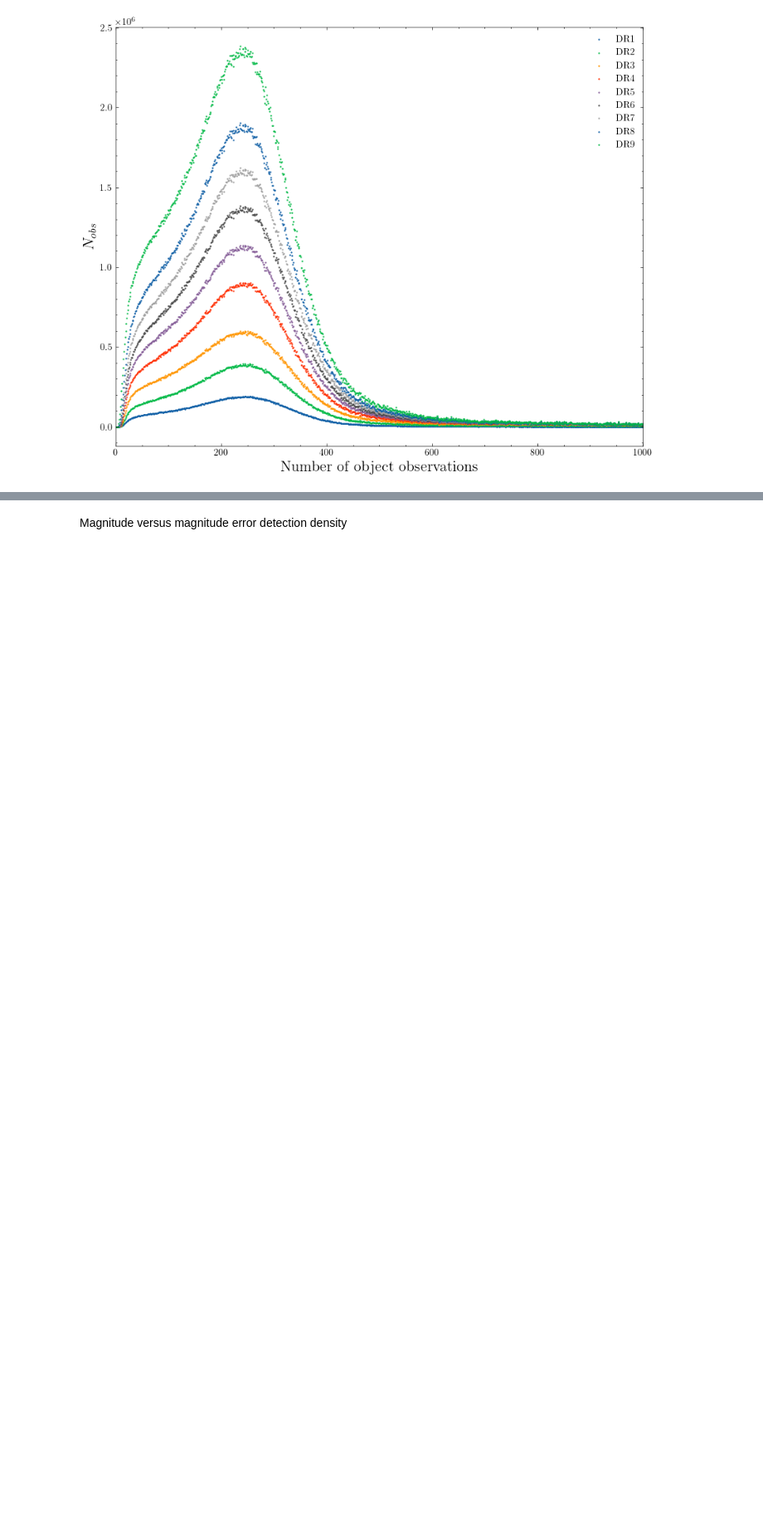
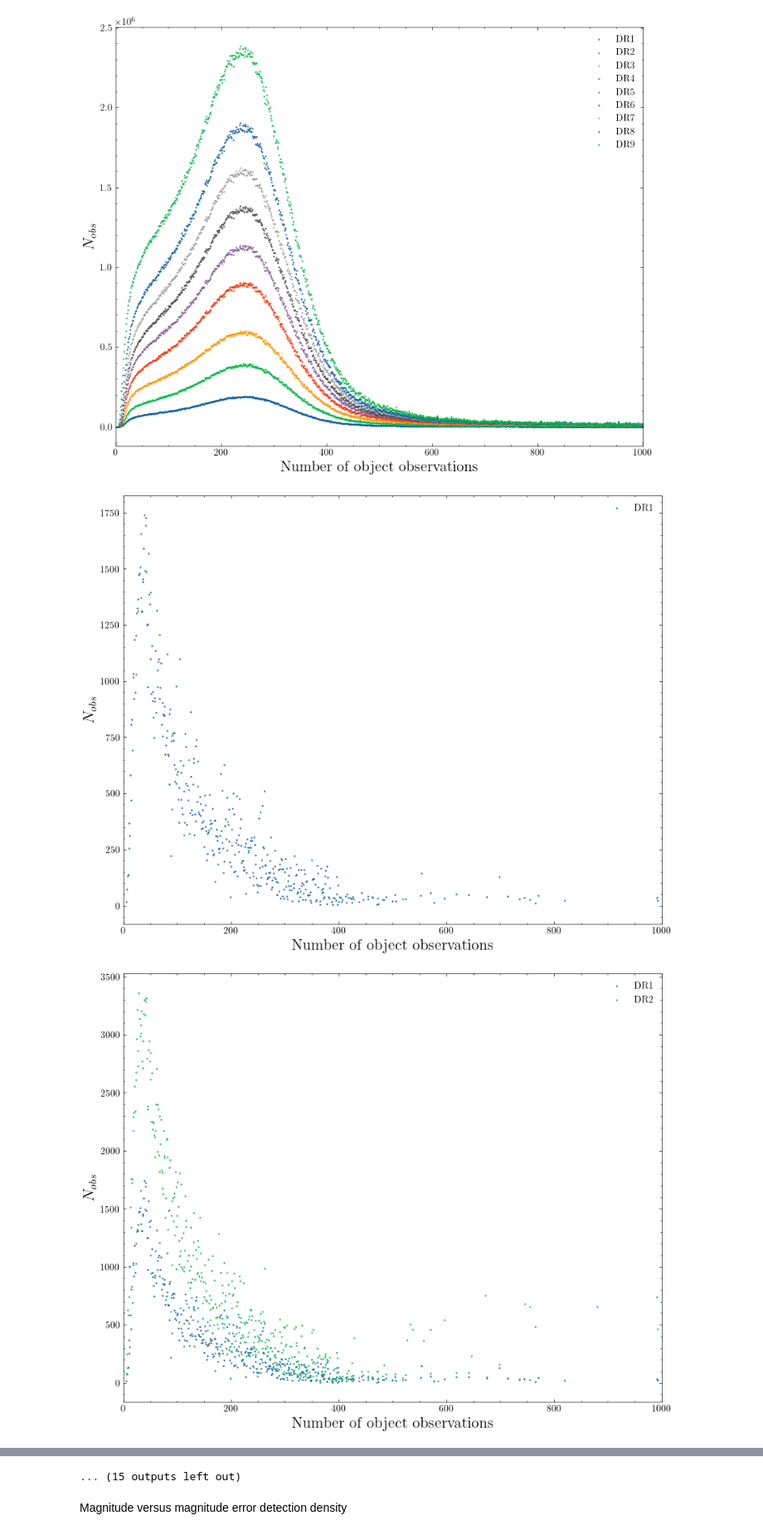
Before and after one commit to Birr0/lsst_eval, a Jupyter notebook: magnitude_distributions.ipynb, the cells around one changed output, grey strips where cells are left out. Shown at 83% size. Saved outputs shown, nothing was run; the diff lists cells and outputs as text; code cells hidden in the pictures; blank space fills up the shorter version.

```diff
--- a/magnitude_distributions.ipynb
+++ b/magnitude_distributions.ipynb
@@ -67,6 +66,23 @@ for date in catalog_dates:
         '''
 
     yearly_detection_counts.append(query(stmt))
+
+    fig, axs = plt.subplots(1, figsize=(10,8))
+
+for i, year in enumerate(yearly_detection_counts):
+    axs.scatter(
+        year["numObs"],
+        year["count"],
+        s=.5,
+        label=f"DR{i + 1}"
+    )
+
+axs.set_xlabel("Number of object observations", fontsize=16)
+axs.set_ylabel(r"$N_{obs}$", fontsize=16)
+lgnd = plt.legend()
+
+axs.set_ylim()
+axs.set_xlim(0, 1000)
 # %%
 fig, axs = plt.subplots(1, figsize=(10,8))
 
@@ -87,3 +104,39 @@ axs.set_xlim(0, 1000)
 # %% [output]
 (0.0, 1000.0)
 [figure]
+# %%
+regions = {
+    "NEO": "q <= 1.3",
+    "Main Belt": "(mpc.e <1) and (mpc.q/(1-mpc.e) >= 1.6) and (mpc.q/(1-mpc.e) <= 4.2 and mpc.q>=1.3)",
+    "Jupiter Trojans": "(mpc.q/(1-mpc.e) >= 5.05) and (mpc.q/(1-mpc.e) <= 5.35)" #5.05 and 5.35 AU
+}
+
+for region, condition in regions.items():
+    yearly_detection_counts = []
+    for date in catalog_dates:
+        stmt = f'''
+            select count(*), numObs
+            from dp03_catalogs_10yr.DiaSource as ds
+            inner join dp03_catalogs_10yr.SSObject as sso on sso.ssObjectId = ds.ssObjectId
+            left outer join dp03_catalogs_10yr.MPCORB as mpc on mpc.ssObjectId = sso.ssObjectId
+            where ds.midPointMjdTai >= {date[0]} and ds.midPointMjdTai <= {date[1]} and {condition}
+            group by numObs
+        '''
+        yearly_detection_counts.append(query(stmt))
+        fig, axs = plt.subplots(1, figsize=(10,8))
+        for i, year in enumerate(yearly_detection_counts):
+            axs.scatter(
+                year["numObs"],
+                year["count"],
+                s=.5,
+                label=f"DR{i + 1}"
+            )
+        axs.set_xlabel("Number of object observations", fontsize=16)
+        axs.set_ylabel(r"$N_{obs}$", fontsize=16)
+        lgnd = plt.legend()
+        axs.set_ylim()
+        axs.set_xlim(0, 1000)
+        plt.savefig(f"{region}_mag_dist.png")
+# %% [output]
+[figure, added]
+[figure, added]
@@ -90,3 +153,4 @@ axs.set_xlim(0, 1000)
+... (15 outputs left out)
 # %% [markdown]
 Magnitude versus magnitude error detection density
 # %%
```
Also changed, not shown: parts of 3 cells of this notebook.
